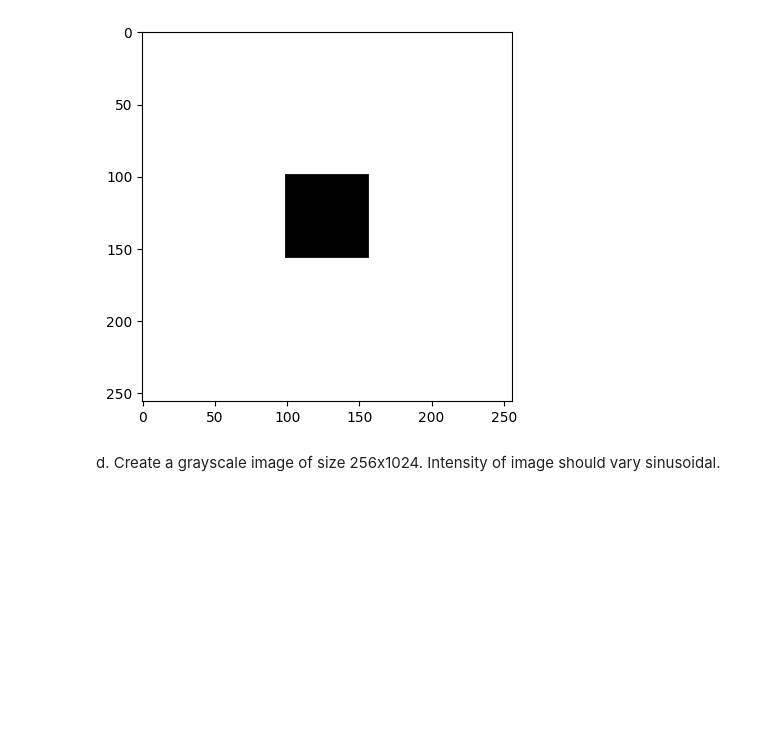
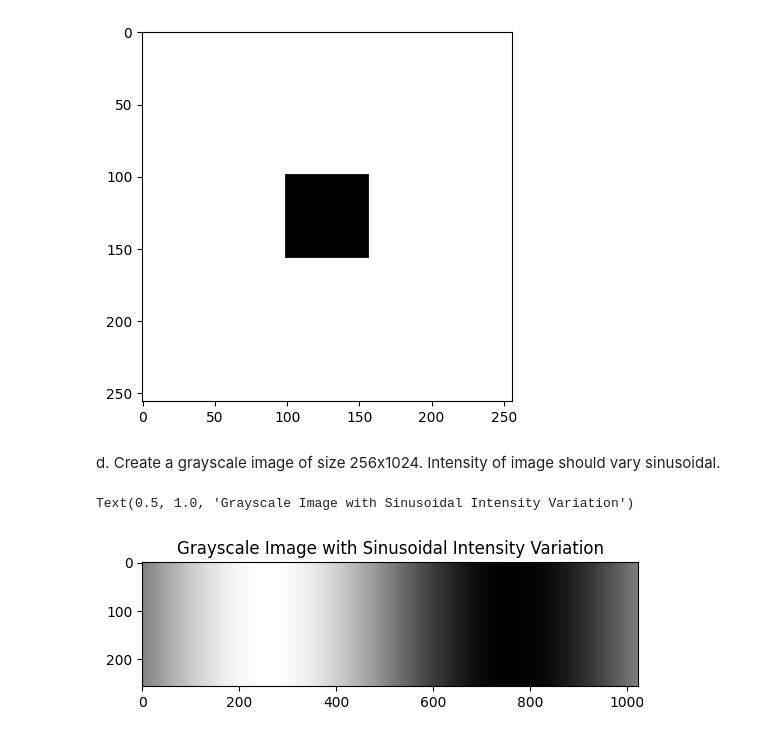
Before and after one commit to PerumallaDharan/Digital-Image, a Jupyter notebook: Lab 3 - 19th August/Lab2.ipynb, the cells around one changed output. Drawn from its saved outputs; the diff is of its cells as text; code cells hidden in the pictures; blank space fills up the shorter version.

```diff
--- a/Lab 3 - 19th August/Lab2.ipynb
+++ b/Lab 3 - 19th August/Lab2.ipynb
@@ -105,0 +102,17 @@ image = np.zeros((height, width), dtype=np.uint8)
+# %%
+height, width = 256, 1024
+
+image = np.zeros((height, width), dtype=np.uint8)
+
+frequency = 2 * np.pi / width
+
+for y in range(height):
+    for x in range(width):
+        intensity = 127.5 * (1 + np.sin(frequency * x))
+        image[y, x] = intensity
+
+plt.imshow(image, cmap='gray')
+plt.title('Grayscale Image with Sinusoidal Intensity Variation')
+# %% [output]
+Text(0.5, 1.0, 'Grayscale Image with Sinusoidal Intensity Variation')
+[figure, added]
```
Also changed, not shown: parts of 1 cell of this notebook, 1 other file.
